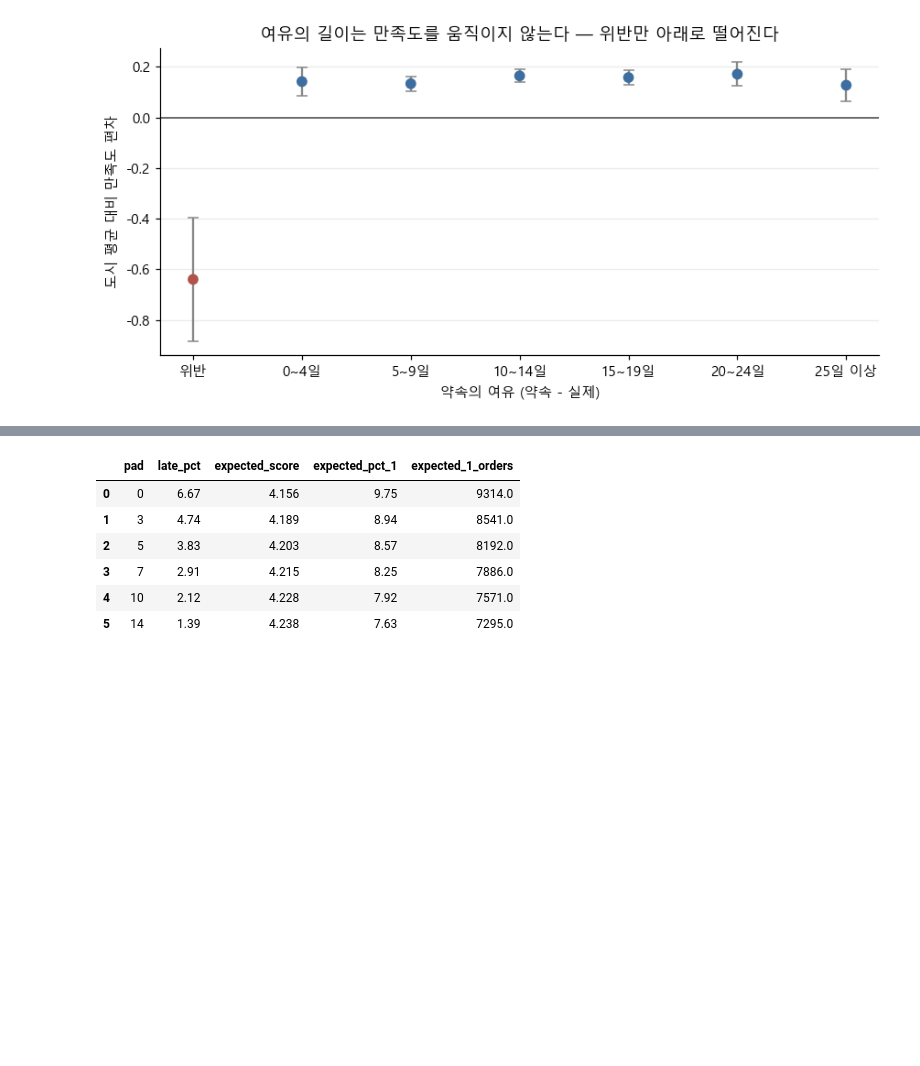
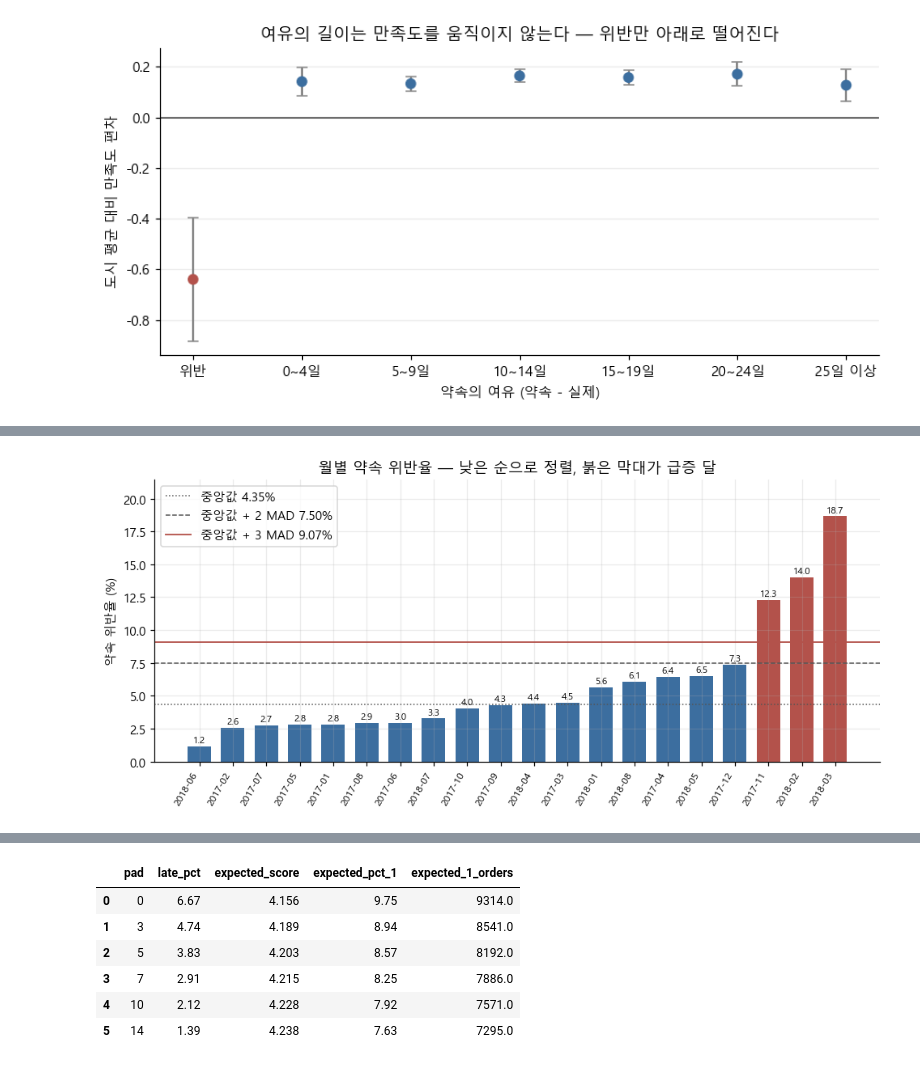
Before and after one commit to wlstjd1011/Olist-data-analyze, a Jupyter notebook: notebooks/06_delivery_expectation.ipynb, the cells around one changed output, grey strips where cells are left out. Saved outputs shown, nothing was run; the diff lists cells and outputs as text; code cells hidden in the pictures; blank space fills up the shorter version.

```diff
--- a/notebooks/06_delivery_expectation.ipynb
+++ b/notebooks/06_delivery_expectation.ipynb
@@ -1233,0 +1497,46 @@ plt.show()
+# %%
+df = con.execute("""
+WITH m AS (
+    SELECT strftime(order_purchase_timestamp, '%Y-%m')              AS month,
+           100.0 * COUNT(*) FILTER (days_vs_promise > 0) / COUNT(*) AS late_pct
+    FROM delivery_review
+    GROUP BY month
+),
+stat AS (
+    SELECT MEDIAN(late_pct)                                         AS med,
+           MEDIAN(abs(late_pct - (SELECT MEDIAN(late_pct) FROM m))) AS mad
+    FROM m
+)
+SELECT m.month,
+       m.late_pct,
+       s.med,
+       s.med + 2 * s.mad AS cut_2mad,
+       s.med + 3 * s.mad AS cut_3mad
+FROM m CROSS JOIN stat AS s
+ORDER BY m.late_pct
+""").df()
+
+med, c2, c3 = df.med[0], df.cut_2mad[0], df.cut_3mad[0]
+colors = [SLOW if v > c3 else FAST for v in df.late_pct]
+
+fig, ax = plt.subplots(figsize=(9, 4.2))
+xs = range(len(df))
+ax.bar(xs, df.late_pct, color=colors, width=0.7)
+
+ax.axhline(med, color='#555', lw=1, ls=':',  label=f'중앙값 {med:.2f}%')
+ax.axhline(c2,  color='#555', lw=1, ls='--', label=f'중앙값 + 2 MAD {c2:.2f}%')
+ax.axhline(c3,  color='#B3524B', lw=1.2, ls='-', label=f'중앙값 + 3 MAD {c3:.2f}%')
+
+for i, v in enumerate(df.late_pct):
+    ax.text(i, v + 0.3, f'{v:.1f}', ha='center', fontsize=7.5)
+
+ax.set_xticks(list(xs))
+ax.set_xticklabels(df.month, rotation=60, ha='right', fontsize=8)
+ax.set_ylabel('약속 위반율 (%)')
+ax.set_title('월별 약속 위반율 — 낮은 순으로 정렬, 붉은 막대가 급증 달')
+ax.set_ylim(0, df.late_pct.max() * 1.15)
+ax.legend(loc='upper left')
+plt.tight_layout()
+plt.show()
+# %% [output]
+[figure, added]
```
Also changed, not shown: parts of 38 cells of this notebook, 2 other files.
